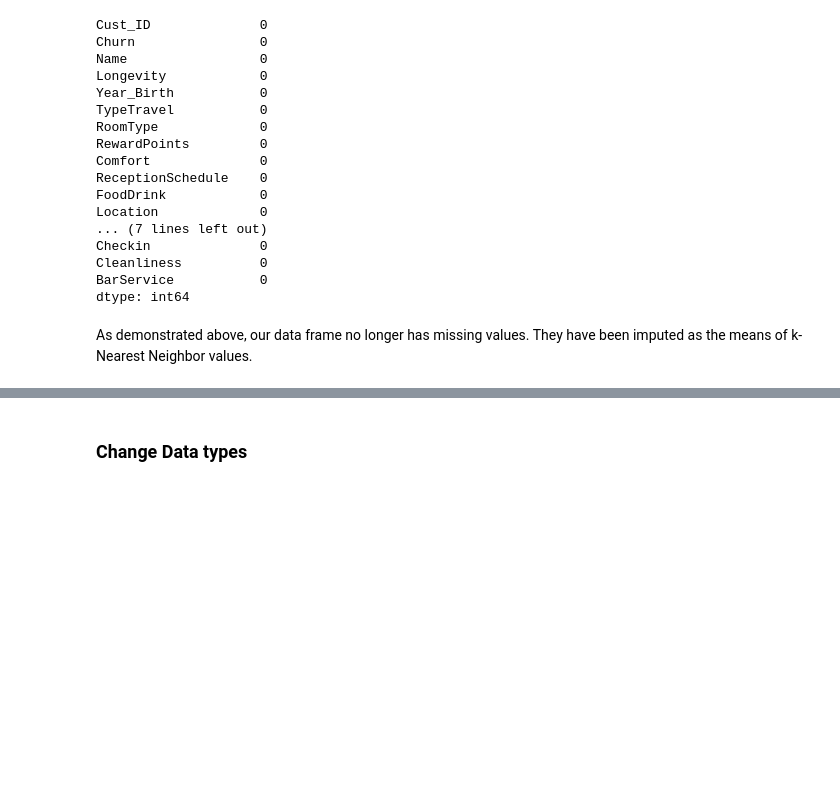
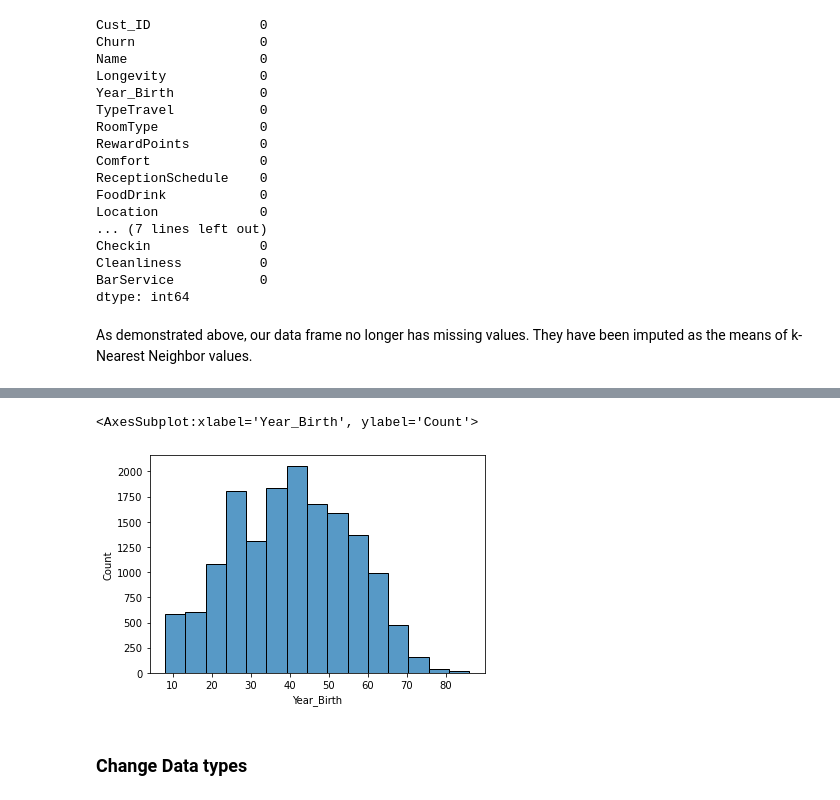
Before and after one commit to Leon209/Project_1-Supervised-Model, a Jupyter notebook: Project 1.ipynb, the cells around one changed output, grey strips where cells are left out. Saved outputs shown, nothing was run; the diff lists cells and outputs as text; code cells hidden in the pictures; blank space fills up the shorter version.

```diff
--- a/Project 1.ipynb
+++ b/Project 1.ipynb
@@ -198,0 +206,5 @@ dtype: int64
+# %%
+today = date.today()
+
+age = today.year - data['Year_Birth']
+print(age)
@@ -199,3 +224,8 @@ dtype: int64
+# %%
+sns.histplot(data=age, x=age, bins = 15)
+# %% [output]
+<AxesSubplot:xlabel='Year_Birth', ylabel='Count'>
+[figure, added]
 # %% [markdown]
 <h3>Change Data types</h3>
 # %% [markdown]
```
Also changed, not shown: parts of 41 cells of this notebook.
